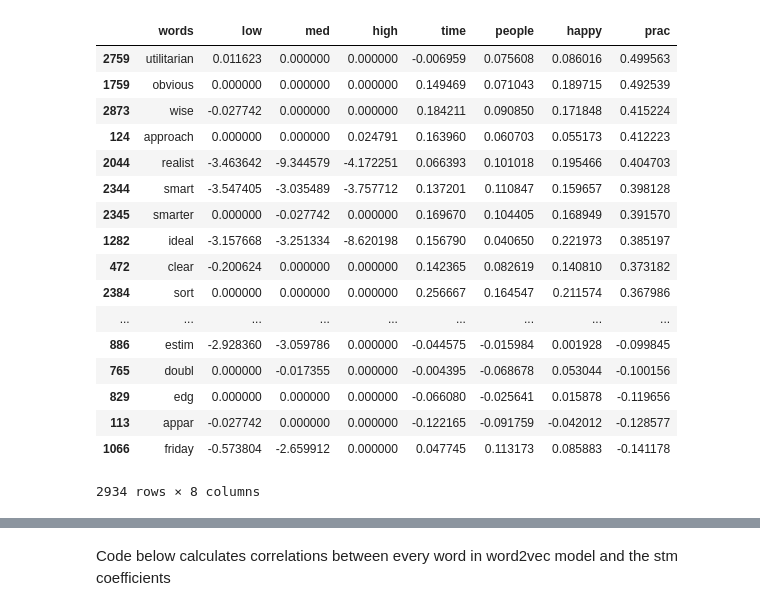
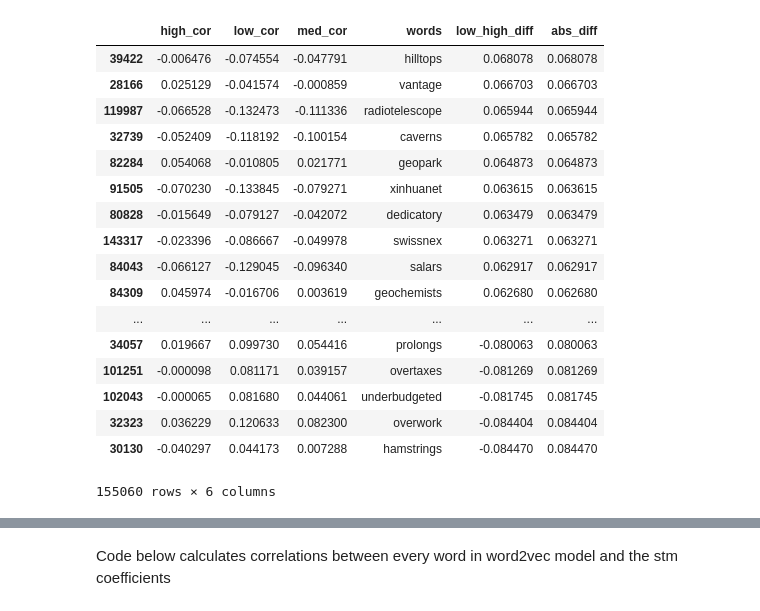
Before and after one commit to riddlet/materialism, a Jupyter notebook: notebooks/Notebook_3.ipynb, the cells around one changed output, grey strips where cells are left out. Drawn from its saved outputs; the diff is of its cells as text; code cells hidden in the pictures.

```diff
--- a/notebooks/Notebook_3.ipynb
+++ b/notebooks/Notebook_3.ipynb
@@ -37,3 +45,8 @@ df['time'] = df.words.apply(w2vsim, args=[time_vec, nlp, model])
 df['people'] = df.words.apply(w2vsim, args=[people_vec, nlp, model])
 df['happy'] = df.words.apply(w2vsim, args=[happy_vec, nlp, model])
 df['prac'] = df.words.apply(w2vsim, args=[prac_vec, nlp, model])
+# %%
+prog = re.compile(r'^[a-z]+$')
+single_words_lower = filter(prog.search, model.index2word)
+#sublist = random.sample(single_words_lower, 10000)
+len(single_words_lower)
@@ -39,0 +55,25 @@ df['prac'] = df.words.apply(w2vsim, args=[prac_vec, nlp, model])
+# %%
+df_results = pd.DataFrame({'words':single_words_lower,
+                          'low_cor':0,
+                          'med_cor':0,
+                          'high_cor':0})
+low_cor = [0]*len(single_words_lower)
+med_cor = [0]*len(single_words_lower)
+high_cor = [0]*len(single_words_lower)
+# %%
+start = time.time()
+for i, word in enumerate(single_words_lower):
+    if not i%100:
+        print i
+        print("time elapsed: ", time.time()-start)
+    tempvec = model.word_vec(word)
+    df['temp'] = df.words.apply(w2vsim, args=[tempvec, nlp, model])
+
+    low_cor[i] = pearsonr(df.temp, df.low)[0]
+    med_cor[i] = pearsonr(df.temp, df.med)[0]
+    high_cor[i] = pearsonr(df.temp, df.high)[0]
+
+print("total time taken this loop: ", time.time() - start)
+df_results['low_cor'] = low_cor
+df_results['med_cor'] = med_cor
+df_results['high_cor'] = high_cor
@@ -40,21 +98,24 @@ df['prac'] = df.words.apply(w2vsim, args=[prac_vec, nlp, model])
+# %%
+df_results['low_high_diff'] = df_results.high_cor-df_results.low_cor
+df_results['abs_diff'] = df_results.low_high_diff.apply(abs)
 # %%
-df.sort_values('prac', ascending=False)
+df_results.sort_values('low_high_diff', ascending=False)
 # %% [output]
-|  | words | low | med | high | time | people | happy | prac |
-| 2759 | utilitarian | 0.011623 | 0.000000 | 0.000000 | -0.006959 | 0.075608 | 0.086016 | 0.499563 |
-| 1759 | obvious | 0.000000 | 0.000000 | 0.000000 | 0.149469 | 0.071043 | 0.189715 | 0.492539 |
-| 2873 | wise | -0.027742 | 0.000000 | 0.000000 | 0.184211 | 0.090850 | 0.171848 | 0.415224 |
-| 124 | approach | 0.000000 | 0.000000 | 0.024791 | 0.163960 | 0.060703 | 0.055173 | 0.412223 |
-| 2044 | realist | -3.463642 | -9.344579 | -4.172251 | 0.066393 | 0.101018 | 0.195466 | 0.404703 |
-| 2344 | smart | -3.547405 | -3.035489 | -3.757712 | 0.137201 | 0.110847 | 0.159657 | 0.398128 |
-| 2345 | smarter | 0.000000 | -0.027742 | 0.000000 | 0.169670 | 0.104405 | 0.168949 | 0.391570 |
-| 1282 | ideal | -3.157668 | -3.251334 | -8.620198 | 0.156790 | 0.040650 | 0.221973 | 0.385197 |
-| 472 | clear | -0.200624 | 0.000000 | 0.000000 | 0.142365 | 0.082619 | 0.140810 | 0.373182 |
-| 2384 | sort | 0.000000 | 0.000000 | 0.000000 | 0.256667 | 0.164547 | 0.211574 | 0.367986 |
-| ... | ... | ... | ... | ... | ... | ... | ... | ... |
-| 886 | estim | -2.928360 | -3.059786 | 0.000000 | -0.044575 | -0.015984 | 0.001928 | -0.099845 |
-| 765 | doubl | 0.000000 | -0.017355 | 0.000000 | -0.004395 | -0.068678 | 0.053044 | -0.100156 |
-| 829 | edg | 0.000000 | 0.000000 | 0.000000 | -0.066080 | -0.025641 | 0.015878 | -0.119656 |
-| 113 | appar | -0.027742 | 0.000000 | 0.000000 | -0.122165 | -0.091759 | -0.042012 | -0.128577 |
-| 1066 | friday | -0.573804 | -2.659912 | 0.000000 | 0.047745 | 0.113173 | 0.085883 | -0.141178 |
+|  | high_cor | low_cor | med_cor | words | low_high_diff | abs_diff |
+| 39422 | -0.006476 | -0.074554 | -0.047791 | hilltops | 0.068078 | 0.068078 |
+| 28166 | 0.025129 | -0.041574 | -0.000859 | vantage | 0.066703 | 0.066703 |
+| 119987 | -0.066528 | -0.132473 | -0.111336 | radiotelescope | 0.065944 | 0.065944 |
+| 32739 | -0.052409 | -0.118192 | -0.100154 | caverns | 0.065782 | 0.065782 |
+| 82284 | 0.054068 | -0.010805 | 0.021771 | geopark | 0.064873 | 0.064873 |
+| 91505 | -0.070230 | -0.133845 | -0.079271 | xinhuanet | 0.063615 | 0.063615 |
+| 80828 | -0.015649 | -0.079127 | -0.042072 | dedicatory | 0.063479 | 0.063479 |
+| 143317 | -0.023396 | -0.086667 | -0.049978 | swissnex | 0.063271 | 0.063271 |
+| 84043 | -0.066127 | -0.129045 | -0.096340 | salars | 0.062917 | 0.062917 |
+| 84309 | 0.045974 | -0.016706 | 0.003619 | geochemists | 0.062680 | 0.062680 |
+| ... | ... | ... | ... | ... | ... | ... |
+| 34057 | 0.019667 | 0.099730 | 0.054416 | prolongs | -0.080063 | 0.080063 |
+| 101251 | -0.000098 | 0.081171 | 0.039157 | overtaxes | -0.081269 | 0.081269 |
+| 102043 | -0.000065 | 0.081680 | 0.044061 | underbudgeted | -0.081745 | 0.081745 |
+| 32323 | 0.036229 | 0.120633 | 0.082300 | overwork | -0.084404 | 0.084404 |
+| 30130 | -0.040297 | 0.044173 | 0.007288 | hamstrings | -0.084470 | 0.084470 |
-2934 rows × 8 columns
+155060 rows × 6 columns
```
Also changed, not shown: parts of 8 cells of this notebook, 1 other file.
